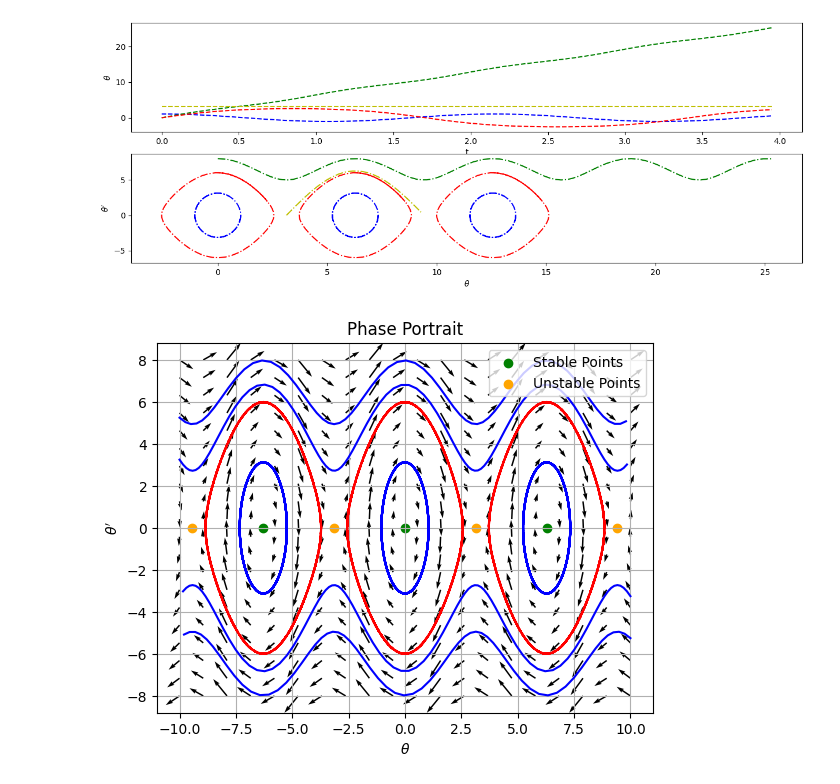
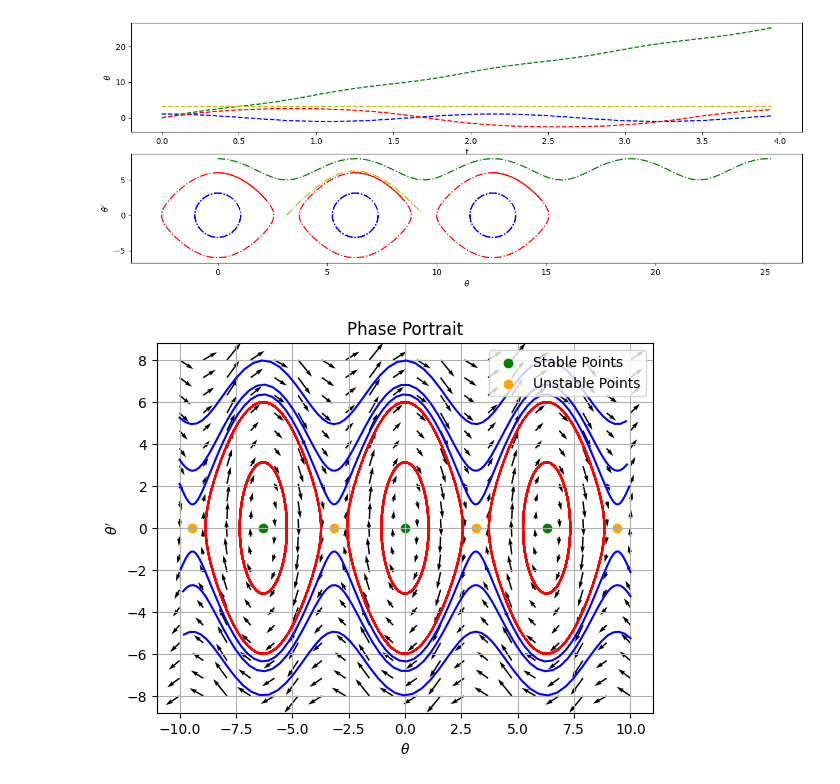
Before and after one commit to MandaKausthubh/Physics-Simulations, a Jupyter notebook: RungeKuttaMethod.ipynb, the cells around one changed output. Drawn from its saved outputs; the diff is of its cells as text; code cells hidden in the pictures.

```diff
--- a/RungeKuttaMethod.ipynb
+++ b/RungeKuttaMethod.ipynb
@@ -132,7 +132,7 @@ x_values = np.arange(-10,10,0.05)
 plt.plot(
     SimulatedFuncValues(x_values=x_values, h=0.05, q1_0=(mt.pi/3), q2_0=0, differential=DifferentialForPendulum)[0],
     SimulatedFuncValues(x_values=x_values, h=0.05, q1_0=(mt.pi/3), q2_0=0, differential=DifferentialForPendulum)[1],
-    '-.b')
+    '-.r')
 # plt.plot(
 #     SimulatedFuncValues(x_values=x_values, h=0.05, q1_0=0, q2_0=8, differential=DifferentialForPendulum)[0],
 #     SimulatedFuncValues(x_values=x_values, h=0.05, q1_0=0, q2_0=8, differential=DifferentialForPendulum)[1],
@@ -148,7 +148,7 @@ plt.plot(
 plt.plot(
     SimulatedFuncValues(x_values=x_values, h=0.05, q1_0=(mt.pi/3) - 2*mt.pi, q2_0=0, differential=DifferentialForPendulum)[0],
     SimulatedFuncValues(x_values=x_values, h=0.05, q1_0=(mt.pi/3) - 2*mt.pi, q2_0=0, differential=DifferentialForPendulum)[1],
-    '-.b')
+    '-.r')
 plt.plot(
     SimulatedFuncValues(x_values=x_values, h=0.05, q1_0=2*mt.pi, q2_0=6, differential=DifferentialForPendulum)[0],
     SimulatedFuncValues(x_values=x_values, h=0.05, q1_0=2*mt.pi, q2_0=6, differential=DifferentialForPendulum)[1],
@@ -156,35 +156,43 @@ plt.plot(
 plt.plot(
     SimulatedFuncValues(x_values=x_values, h=0.05, q1_0=(mt.pi/3) + 2*mt.pi, q2_0=0, differential=DifferentialForPendulum)[0],
     SimulatedFuncValues(x_values=x_values, h=0.05, q1_0=(mt.pi/3) + 2*mt.pi, q2_0=0, differential=DifferentialForPendulum)[1],
-    '-.b')
+    '-.r')
 
 a = SimulatedFuncValues(x_values=x_values, h=0.05, q1_0=-10, q2_0=3.25, differential=DifferentialForPendulum)
 b = filter_coordinates(x=a[0], y=a[1])
 plt.plot(b[0], b[1], '-b')
 
 
 # a = SimulatedFuncValues(x_values=x_values, h=0.05, q1_0=-10, q2_0=mt.pi, differential=DifferentialForPendulum)
 # b = filter_coordinates(x=a[0], y=a[1])
 # plt.plot(b[0], b[1], '-.b')
 
 
 a1 = SimulatedFuncValues(x_values=x_values, h=0.05, q1_0=10, q2_0=-3.25, differential=DifferentialForPendulum)
 b1 = filter_coordinates(x=a1[0], y=a1[1])
 plt.plot(b1[0], b1[1], '-b')
 
 a1 = SimulatedFuncValues(x_values=x_values, h=0.05, q1_0=10, q2_0=-5.25, differential=DifferentialForPendulum)
 b1 = filter_coordinates(x=a1[0], y=a1[1])
 plt.plot(b1[0], b1[1], '-b')
 
 a1 = SimulatedFuncValues(x_values=x_values, h=0.05, q1_0=-10, q2_0=5.25, differential=DifferentialForPendulum)
 b1 = filter_coordinates(x=a1[0], y=a1[1])
 plt.plot(b1[0], b1[1], '-b')
 
+a1 = SimulatedFuncValues(x_values=x_values, h=0.05, q1_0=-10, q2_0=2.1, differential=DifferentialForPendulum)
+b1 = filter_coordinates(x=a1[0], y=a1[1])
+plt.plot(b1[0], b1[1], '-b')
+
+a1 = SimulatedFuncValues(x_values=x_values, h=0.05, q1_0=10, q2_0=-2.1, differential=DifferentialForPendulum)
+b1 = filter_coordinates(x=a1[0], y=a1[1])
+plt.plot(b1[0], b1[1], '-b')
+
 plt.scatter([0, 2 * mt.pi, -2*mt.pi], [0]*3, color="green", label="Stable Points")
 plt.scatter([mt.pi, -mt.pi ,3 * mt.pi, -3*mt.pi], [0]*4, color="orange", label="Unstable Points")
 
 plt.legend()
 plt.grid()
 plt.show()
 # %% [output]
-[figure, old version]
+[figure, new version]
```
Also changed, not shown: parts of 1 cell of this notebook, 4 other files.
